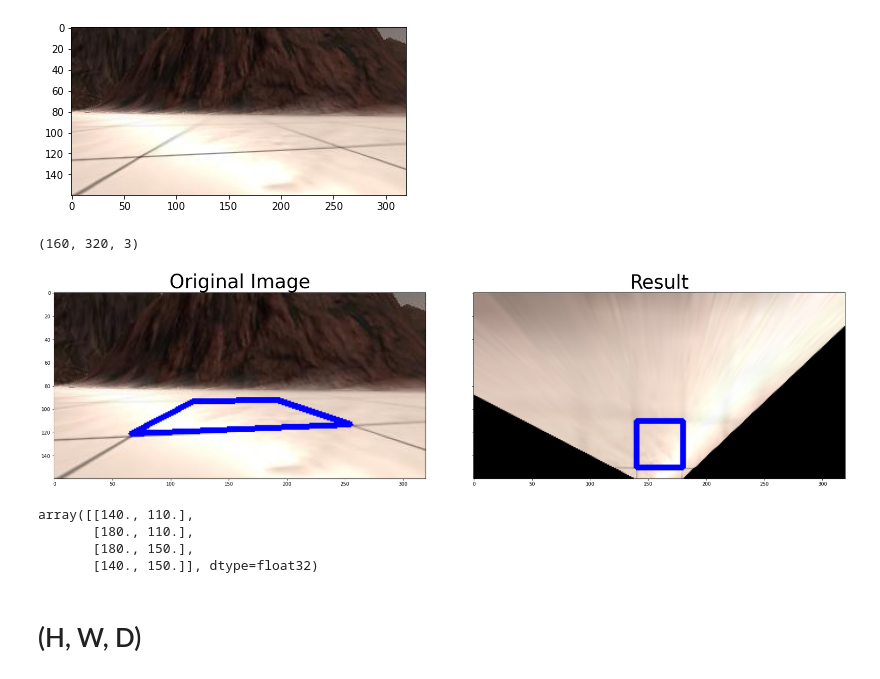
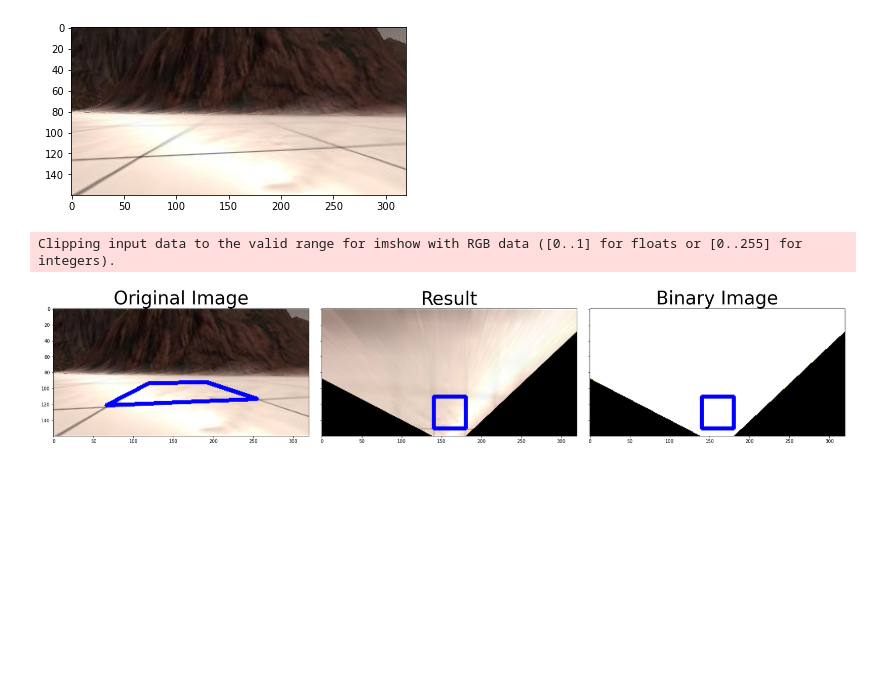
Before and after one commit to T-rex007/RobotNavigable-Terrain-Processing, a Jupyter notebook: RobotSampleAndReturn.ipynb, the cells around one changed output. Cells and saved outputs as stored; diff of their text form; code cells hidden in the pictures; blank space fills up the shorter version.

```diff
--- a/RobotSampleAndReturn.ipynb
+++ b/RobotSampleAndReturn.ipynb
@@ -55,5 +55,5 @@ plt.imshow(chan_blue)
 # %%
-def color_threshold(img, rbg_threshold = (0,0,0)):
+def color_threshold(img, rbg_threshold = (100,100,100)):
     """
     Return Binary Image which is thresholded by thr rbg pixel vales
     given in rbg_threshold i.e. If pixel is > thres assign 1
@@ -102,4 +99,0 @@ dst_size = 20
-# %%
-s
-# %% [output]
-(160, 320, 3)
@@ -106,28 +105,33 @@ s
 # %%
 def perspective_transform(img, src, dst):
     M = cv2.getPerspectiveTransform(src,dst)
     warp = cv2.warpPerspective(img, M, (img.shape[1], img.shape[0]))
     return warp
 ### SOUCRE POINTS Reference points from Original Image
 ref_points = np.float32([ [192.114,92.2649], [120.284, 93.013], [66.5331,121.781], [255.78,113.178]])
 ### Where do i want then to be (Destination points)
-s =img.shape
-img = np.copy(grid_sample1)
 dst = np.float32([[s[1]/2-dst_size, s[0] - offset- (2*dst_size)],
                   [s[1]/2+dst_size, s[0] - offset- (2*dst_size)],
                   [s[1]/2+dst_size, s[0] - offset ],
                   [s[1]/2-dst_size, s[0] - offset ]]
                 )
 warped = perspective_transform(img, ref_points,dst)
+bin_img = color_threshold(warped)
+### Highlight the boxes
+
 cv2.polylines(img, np.int32([ref_points]), True, (0,0,255), 3 )
 cv2.polylines(warped, np.int32([dst]), True, (0,0,255), 3 )
-f, (ax1,ax2) = plt.subplots(1,2, figsize=(24,6), sharey =True)
+cv2.polylines(bin_img, np.int32([dst]), True, (0,0,255), 3 )
+f, (ax1,ax2, ax3) = plt.subplots(1,3, figsize=(24,6), sharey =True)
 f.tight_layout()
 ax1.imshow(img)
 ax1.set_title('Original Image', fontsize =40)
 ax2.imshow(warped, cmap='gray')
 ax2.set_title('Result', fontsize =40)
+ax3.imshow(bin_img)
+ax3.set_title('Binary Image', fontsize = 40)
 plt.subplots_adjust(left=0.0, right =1, top=0.9, bottom =0.0)
 plt.show()
 # %% [output]
+Clipping input data to the valid range for imshow with RGB data ([0..1] for floats or [0..255] for integers).
-[figure, old version]
+[figure, new version]
@@ -139,9 +137,0 @@ dst = np.float32([[s[1]/2-dst_size, s[0] - offset - (2*dst_size)],
-# %%
-dst
-# %% [output]
-array([[140., 110.],
-       [180., 110.],
-       [180., 150.],
-       [140., 150.]], dtype=float32)
-# %% [markdown]
-# (H, W, D)
```
Also changed, not shown: parts of 10 cells of this notebook.
